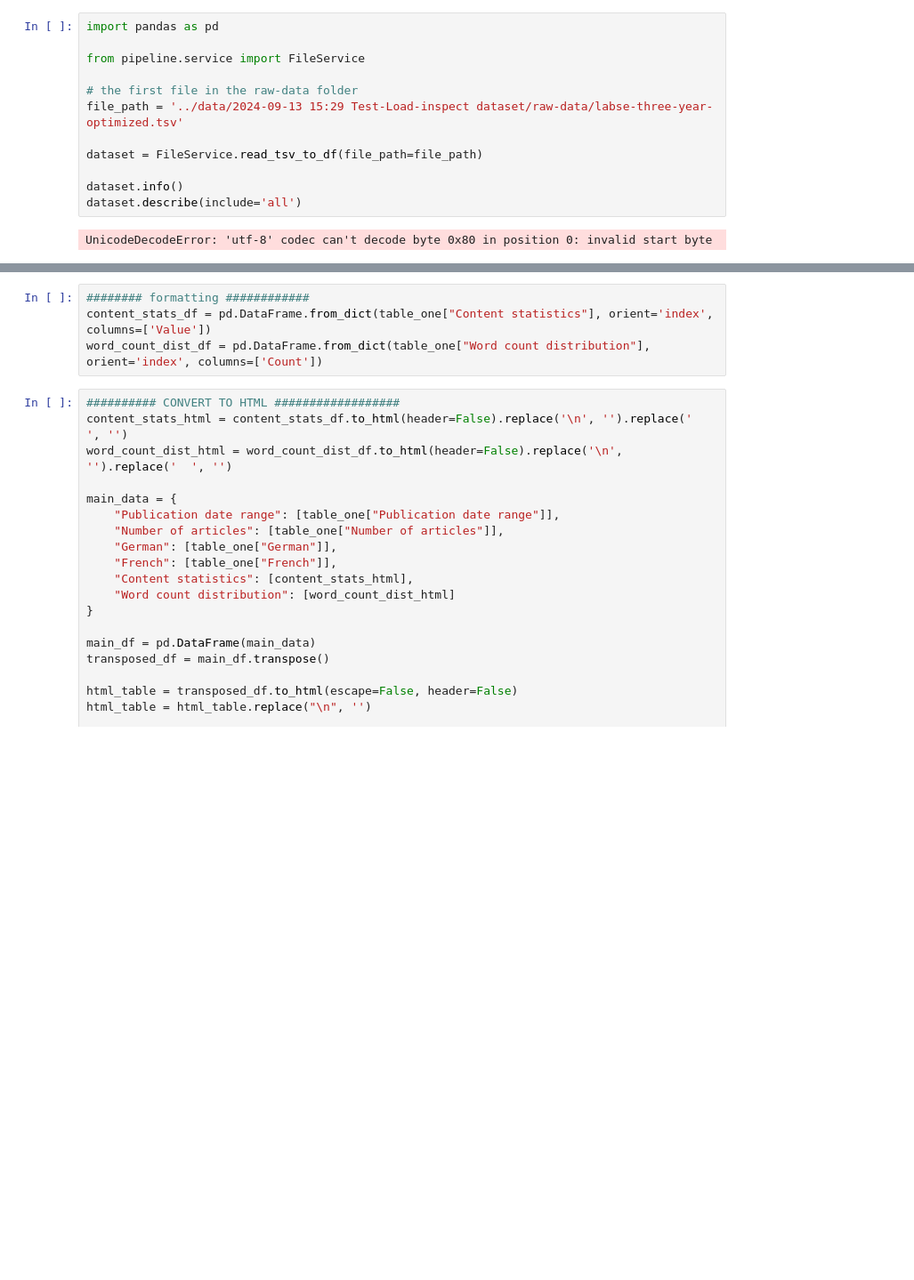
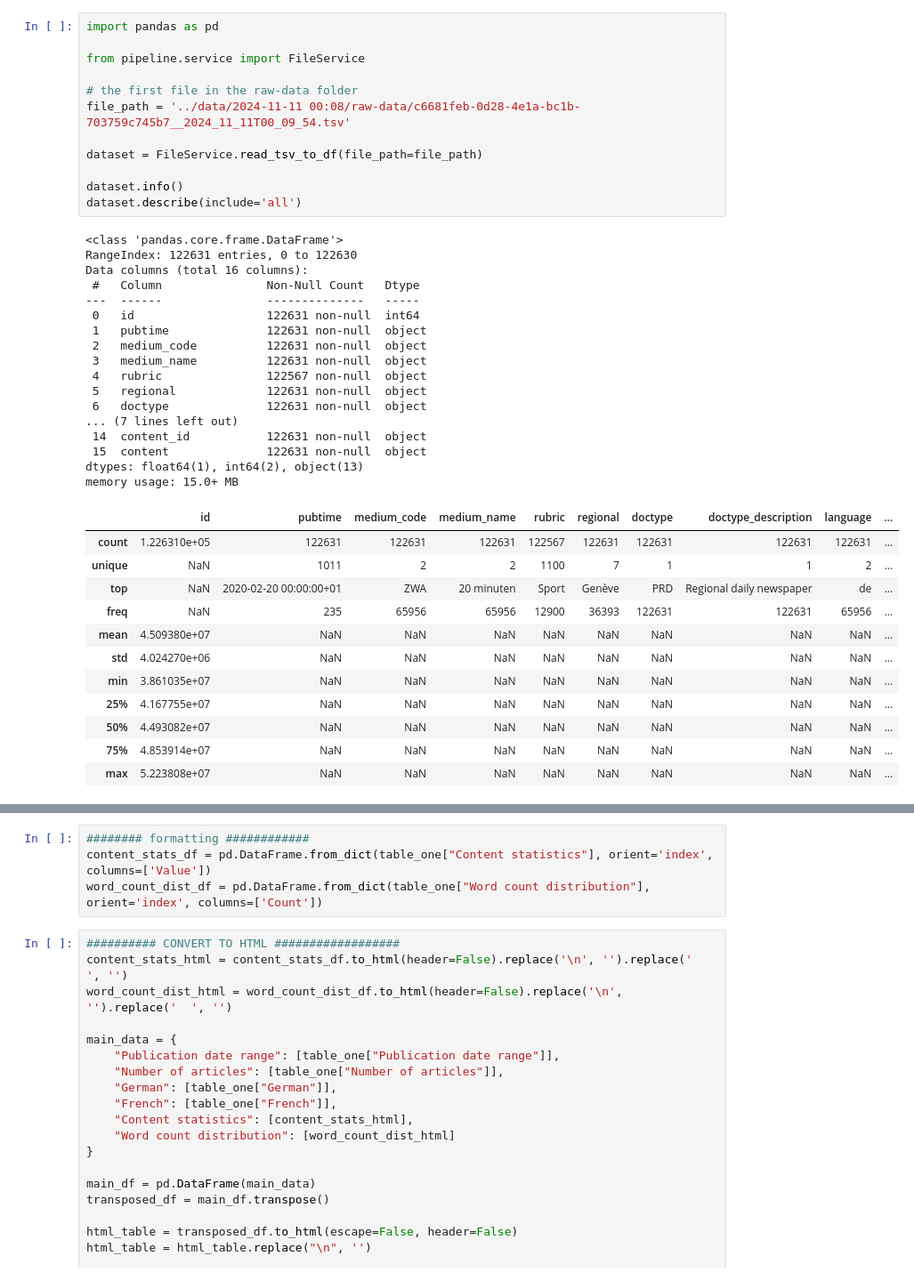
Before and after one commit to ETS-HS24/20-minuten, a Jupyter notebook: analysis/dataset-statistics.ipynb, the cells around one changed output, grey strips where cells are left out. Shown: that part at 89% size. Cells and saved outputs as stored; diff of their text form; blank space fills up the shorter version.

```diff
--- a/analysis/dataset-statistics.ipynb
+++ b/analysis/dataset-statistics.ipynb
@@ -1,17 +16,45 @@
 # %%
 import pandas as pd
 
 from pipeline.service import FileService
 
 # the first file in the raw-data folder
-file_path = '../data/2024-09-13 15:29 Test-Load-inspect dataset/raw-data/labse-three-year-optimized.tsv'
+file_path = '../data/2024-11-11 00:08/raw-data/c6681feb-0d28-4e1a-bc1b-703759c745b7__2024_11_11T00_09_54.tsv'
 
 dataset = FileService.read_tsv_to_df(file_path=file_path)
 
 dataset.info()
 dataset.describe(include='all')
 # %% [output]
-UnicodeDecodeError: 'utf-8' codec can't decode byte 0x80 in position 0: invalid start byte
+<class 'pandas.core.frame.DataFrame'>
+RangeIndex: 122631 entries, 0 to 122630
+Data columns (total 16 columns):
+ #   Column               Non-Null Count   Dtype
+---  ------               --------------   -----
+ 0   id                   122631 non-null  int64
+ 1   pubtime              122631 non-null  object
+ 2   medium_code          122631 non-null  object
+ 3   medium_name          122631 non-null  object
+ 4   rubric               122567 non-null  object
+ 5   regional             122631 non-null  object
+ 6   doctype              122631 non-null  object
+... (7 lines left out)
+ 14  content_id           122631 non-null  object
+ 15  content              122631 non-null  object
+dtypes: float64(1), int64(2), object(13)
+memory usage: 15.0+ MB
+|  | id | pubtime | medium_code | medium_name | rubric | regional | doctype | doctype_description | language | ... |
+| count | 1.226310e+05 | 122631 | 122631 | 122631 | 122567 | 122631 | 122631 | 122631 | 122631 | ... |
+| unique | NaN | 1011 | 2 | 2 | 1100 | 7 | 1 | 1 | 2 | ... |
+| top | NaN | 2020-02-20 00:00:00+01 | ZWA | 20 minuten | Sport | Genève | PRD | Regional daily newspaper | de | ... |
+| freq | NaN | 235 | 65956 | 65956 | 12900 | 36393 | 122631 | 122631 | 65956 | ... |
+| mean | 4.509380e+07 | NaN | NaN | NaN | NaN | NaN | NaN | NaN | NaN | ... |
+| std | 4.024270e+06 | NaN | NaN | NaN | NaN | NaN | NaN | NaN | NaN | ... |
+| min | 3.861035e+07 | NaN | NaN | NaN | NaN | NaN | NaN | NaN | NaN | ... |
+| 25% | 4.167755e+07 | NaN | NaN | NaN | NaN | NaN | NaN | NaN | NaN | ... |
+| 50% | 4.493082e+07 | NaN | NaN | NaN | NaN | NaN | NaN | NaN | NaN | ... |
+| 75% | 4.853914e+07 | NaN | NaN | NaN | NaN | NaN | NaN | NaN | NaN | ... |
+| max | 5.223808e+07 | NaN | NaN | NaN | NaN | NaN | NaN | NaN | NaN | ... |
 # %%
 dataset
 # %% [output]
```
Also changed, not shown: parts of 10 cells of this notebook, 4 other files.
